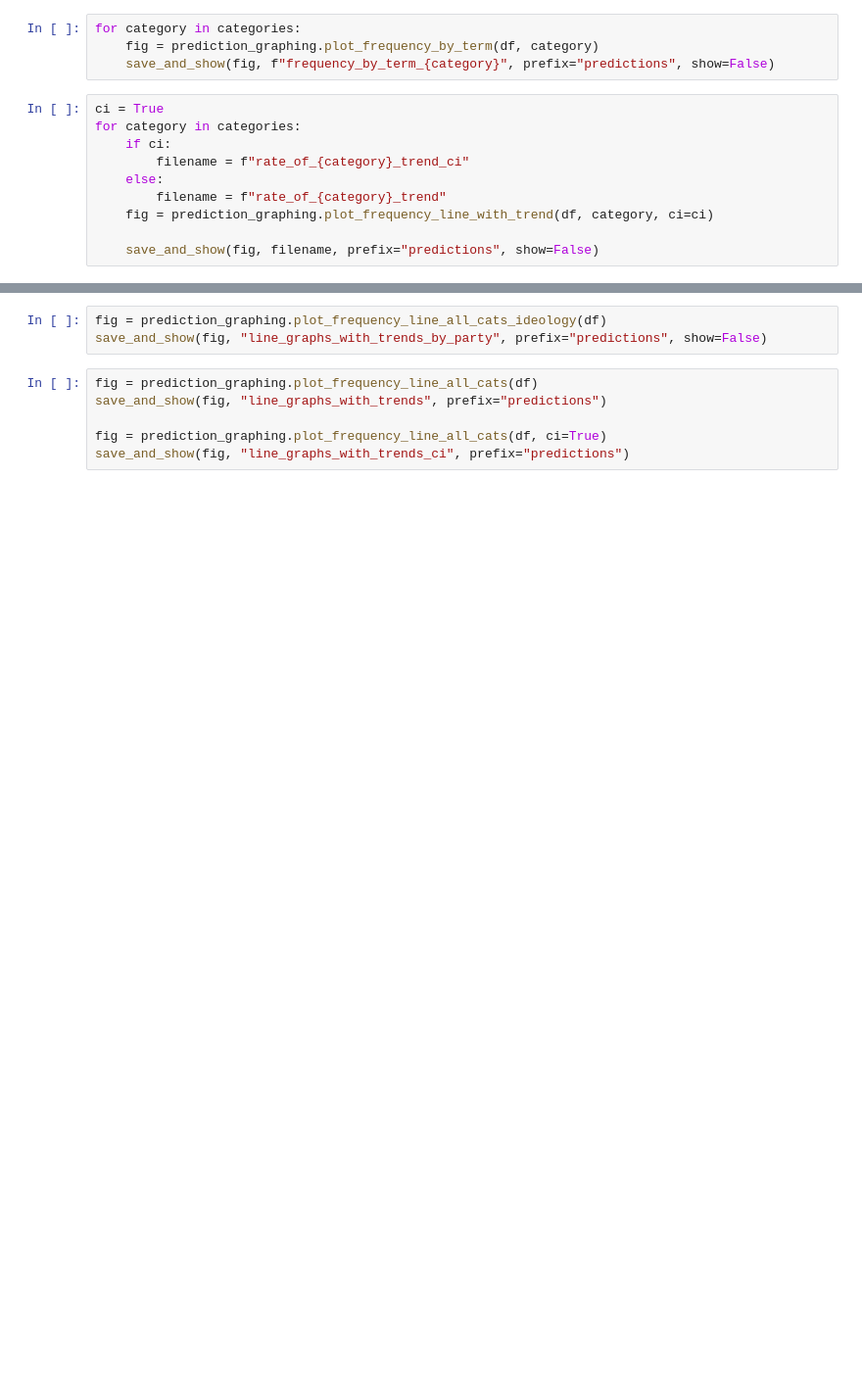
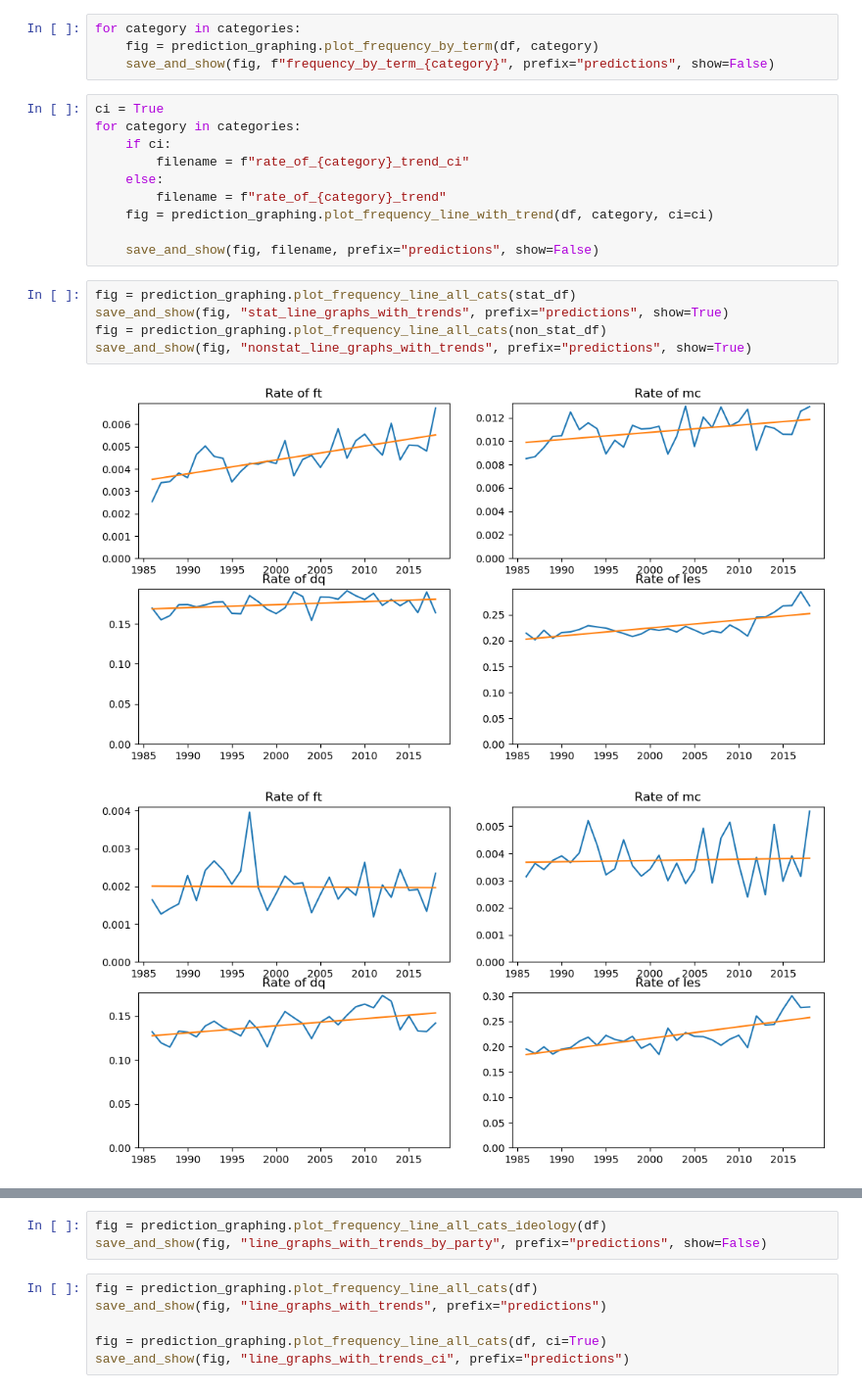
Before and after one commit to mkranzlein/scotus-metalang, a Jupyter notebook: scripts/notebooks/prediction_analysis.ipynb, the cells around one changed output, grey strips where cells are left out. Shown: that part at 98% size. Saved outputs shown, nothing was run; the diff lists cells and outputs as text; blank space fills up the shorter version.

```diff
--- a/scripts/notebooks/prediction_analysis.ipynb
+++ b/scripts/notebooks/prediction_analysis.ipynb
@@ -62,3 +94,11 @@ for category in categories:
     fig = prediction_graphing.plot_frequency_line_with_trend(df, category, ci=ci)
 
     save_and_show(fig, filename, prefix="predictions", show=False)
+# %%
+fig = prediction_graphing.plot_frequency_line_all_cats(stat_df)
+save_and_show(fig, "stat_line_graphs_with_trends", prefix="predictions", show=True)
+fig = prediction_graphing.plot_frequency_line_all_cats(non_stat_df)
+save_and_show(fig, "nonstat_line_graphs_with_trends", prefix="predictions", show=True)
+# %% [output]
+[figure, added]
+[figure, added]
```
Also changed, not shown: parts of 12 cells of this notebook, 1 other file.
